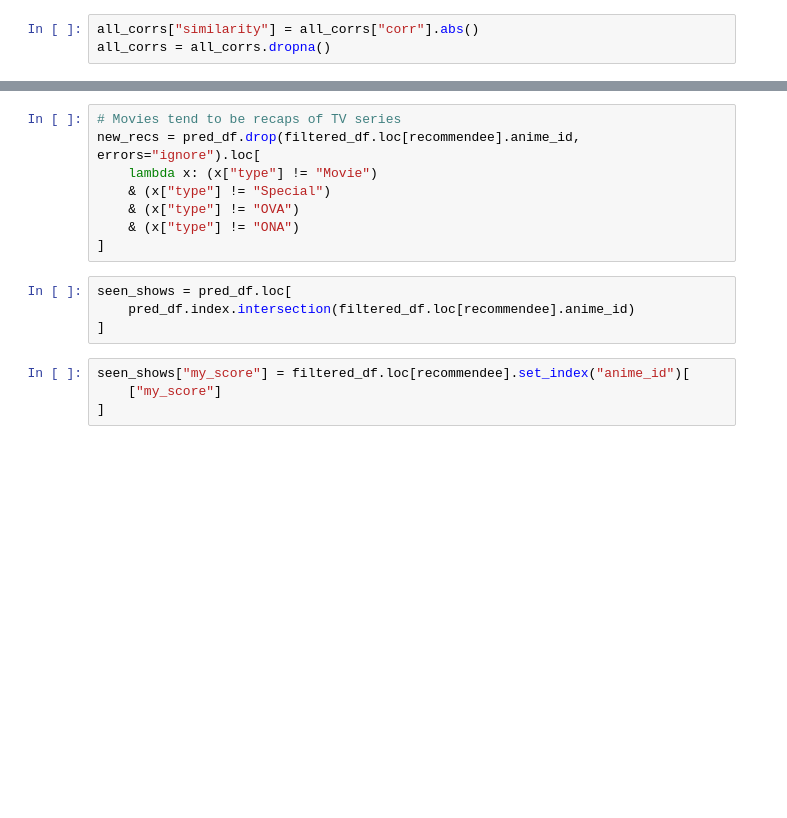
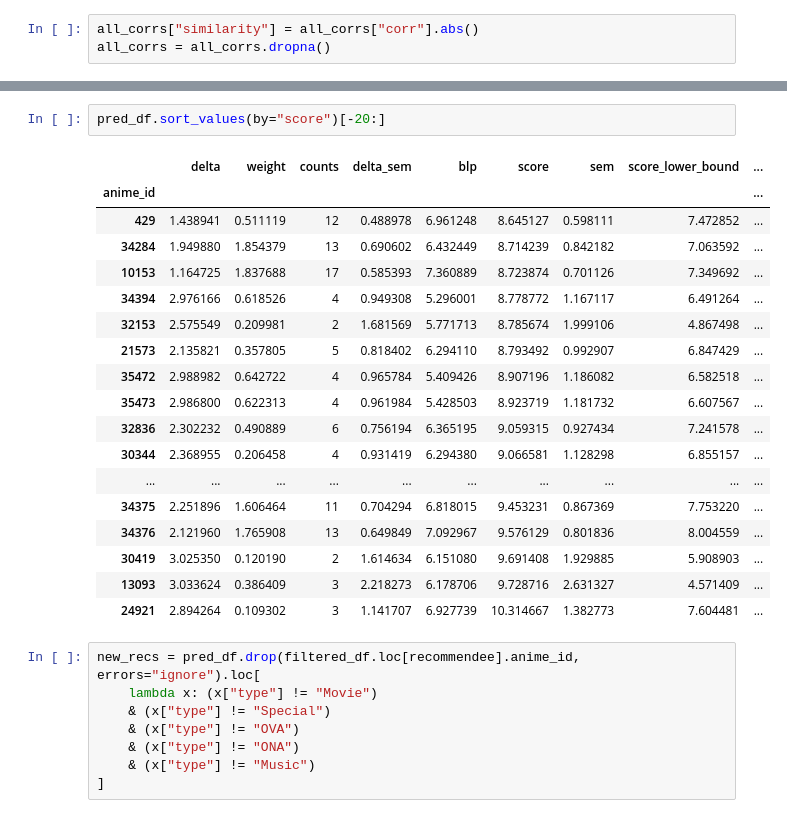
Before and after one commit to Fro116/RecommenderSystem, a Jupyter notebook: ItemItemNormalization.ipynb, the cells around one changed output, grey strips where cells are left out. Cells and saved outputs as stored; diff of their text form; blank space fills up the shorter version.

```diff
--- a/ItemItemNormalization.ipynb
+++ b/ItemItemNormalization.ipynb
@@ -268,16 +279,29 @@ pred_df.sort_values(by="score_lower_bound")[-20:]
+# %%
+pred_df.sort_values(by="score")[-20:]
+# %% [output]
+|  | delta | weight | counts | delta_sem | blp | score | sem | score_lower_bound | ... |
+| anime_id |  |  |  |  |  |  |  |  | ... |
+| 429 | 1.438941 | 0.511119 | 12 | 0.488978 | 6.961248 | 8.645127 | 0.598111 | 7.472852 | ... |
+| 34284 | 1.949880 | 1.854379 | 13 | 0.690602 | 6.432449 | 8.714239 | 0.842182 | 7.063592 | ... |
+| 10153 | 1.164725 | 1.837688 | 17 | 0.585393 | 7.360889 | 8.723874 | 0.701126 | 7.349692 | ... |
+| 34394 | 2.976166 | 0.618526 | 4 | 0.949308 | 5.296001 | 8.778772 | 1.167117 | 6.491264 | ... |
+| 32153 | 2.575549 | 0.209981 | 2 | 1.681569 | 5.771713 | 8.785674 | 1.999106 | 4.867498 | ... |
+| 21573 | 2.135821 | 0.357805 | 5 | 0.818402 | 6.294110 | 8.793492 | 0.992907 | 6.847429 | ... |
+| 35472 | 2.988982 | 0.642722 | 4 | 0.965784 | 5.409426 | 8.907196 | 1.186082 | 6.582518 | ... |
+| 35473 | 2.986800 | 0.622313 | 4 | 0.961984 | 5.428503 | 8.923719 | 1.181732 | 6.607567 | ... |
+| 32836 | 2.302232 | 0.490889 | 6 | 0.756194 | 6.365195 | 9.059315 | 0.927434 | 7.241578 | ... |
+| 30344 | 2.368955 | 0.206458 | 4 | 0.931419 | 6.294380 | 9.066581 | 1.128298 | 6.855157 | ... |
+| ... | ... | ... | ... | ... | ... | ... | ... | ... | ... |
+| 34375 | 2.251896 | 1.606464 | 11 | 0.704294 | 6.818015 | 9.453231 | 0.867369 | 7.753220 | ... |
+| 34376 | 2.121960 | 1.765908 | 13 | 0.649849 | 7.092967 | 9.576129 | 0.801836 | 8.004559 | ... |
+| 30419 | 3.025350 | 0.120190 | 2 | 1.614634 | 6.151080 | 9.691408 | 1.929885 | 5.908903 | ... |
+| 13093 | 3.033624 | 0.386409 | 3 | 2.218273 | 6.178706 | 9.728716 | 2.631327 | 4.571409 | ... |
+| 24921 | 2.894264 | 0.109302 | 3 | 1.141707 | 6.927739 | 10.314667 | 1.382773 | 7.604481 | ... |
 # %%
-# Movies tend to be recaps of TV series
 new_recs = pred_df.drop(filtered_df.loc[recommendee].anime_id, errors="ignore").loc[
     lambda x: (x["type"] != "Movie")
     & (x["type"] != "Special")
     & (x["type"] != "OVA")
     & (x["type"] != "ONA")
+    & (x["type"] != "Music")
 ]
-# %%
-seen_shows = pred_df.loc[
-    pred_df.index.intersection(filtered_df.loc[recommendee].anime_id)
-]
-# %%
-seen_shows["my_score"] = filtered_df.loc[recommendee].set_index("anime_id")[
-    ["my_score"]
-]
```
Also changed, not shown: parts of 26 cells of this notebook, 5 other files.
